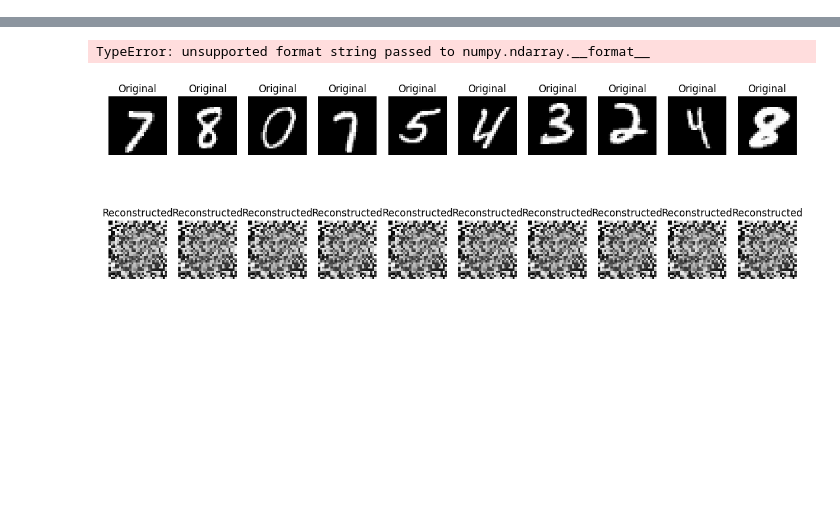
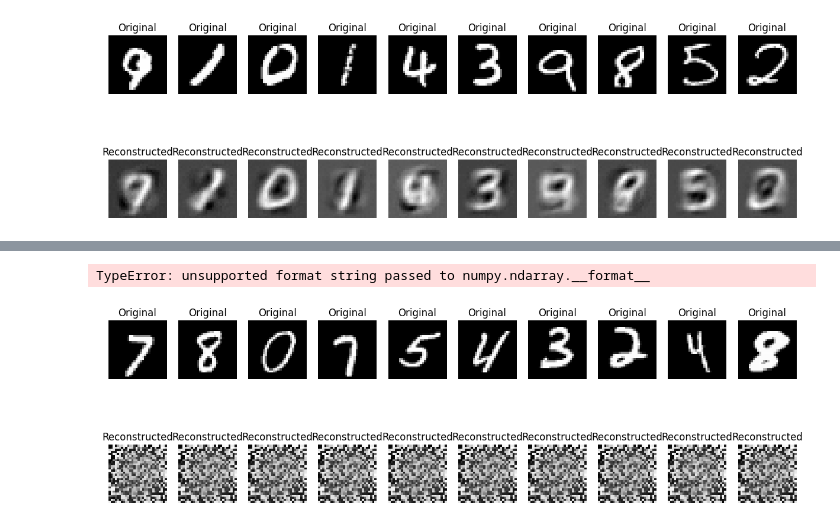
Before and after one commit to sanchous1000/Neura, a Jupyter notebook: lab4/trainer.ipynb, the cells around one changed output, grey strips where cells are left out. Drawn from its saved outputs; the diff is of its cells as text; code cells hidden in the pictures; blank space fills up the shorter version.

```diff
--- a/lab4/trainer.ipynb
+++ b/lab4/trainer.ipynb
@@ -22,7 +22,7 @@ def visualize_reconstruction(decoder,encoder , test_data, num_images=10):
         plt.title("Reconstructed")
     plt.show()
 # %%
-from VAE import Encoder, Decoder, Discriminator, VAEGANTrainer
+from VAE import Encoder, Decoder, Discriminator, VAEGANTrainer, GAN_
 from tensorflow.keras.datasets import mnist
 import numpy as np
 
@@ -40,8 +40,10 @@ x_train = preprocess_data(x_train)
 # Инициализация моделей
 encoder = Encoder(learning_rate= 1e-4) # Ниже 1e-6 значения kl улаетает \
 decoder = Decoder(learning_rate=1e-4)
+discriminator = Discriminator(learning_rate=1e-7)
+# Обучение
+trainer_VAE = VAEGANTrainer(encoder, decoder, beta=0.01) #0.05
 
-# Обучение
-trainer = VAEGANTrainer(encoder, decoder, beta=0.01) #0.05
-trainer.train(x_train, batch_size=32, epochs=15) #20
+trainer_VAE.train(x_train, batch_size=16, epochs=1) #20
+visualize_reconstruction(decoder=decoder, encoder=encoder, test_data=x_test)
 # %% [output]
@@ -62,0 +51 @@ Epoch 15/15 - VAE Loss: 50.1190 - GAN Loss: 0.0000 - Recon Loss: 27.9569 - KL Lo
+[figure, added]
```
Also changed, not shown: parts of 5 cells of this notebook, 9 other files.
